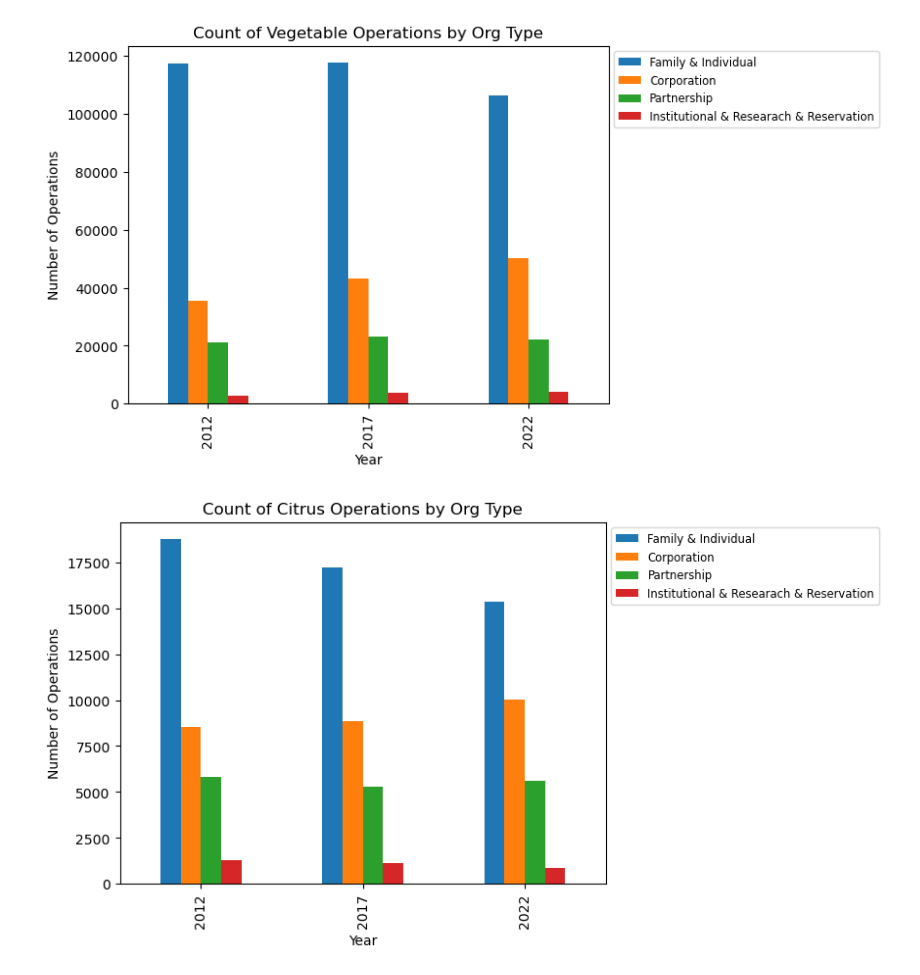
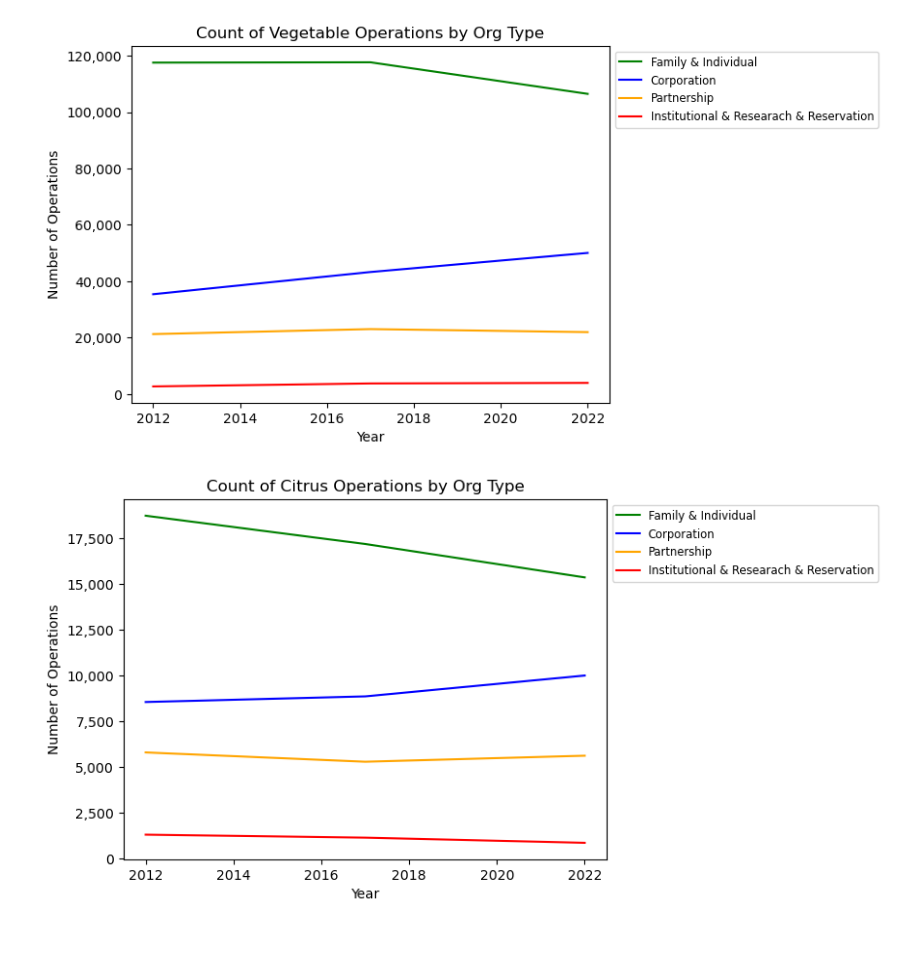
Before and after one commit to nealhalper/USDA_production, a Jupyter notebook: notebooks/operationcount_org_type.ipynb, the cells around one changed output. Cells and saved outputs as stored; diff of their text form; code cells hidden in the pictures; blank space fills up the shorter version.

```diff
--- a/notebooks/operationcount_org_type.ipynb
+++ b/notebooks/operationcount_org_type.ipynb
@@ -33,23 +33,25 @@ demo_vegetables['Organization Type'] = demo_vegetables['Domain Category'].map(la
 # %%
 demo_vegetables = demo_vegetables.loc[demo_vegetables['Value'] != ' (D)']
 demo_vegetables = demo_vegetables.loc[demo_vegetables['Value'] != ' (Z)']
 demo_vegetables['Value'] = demo_vegetables['Value'].str.replace(',', '')
 demo_vegetables['Value'] = pd.to_numeric(demo_vegetables.Value, downcast='integer').fillna(0)
 demo_org_counts = demo_vegetables.loc[(demo_vegetables['Domain'] == 'ORGANIZATION')
                 & (demo_vegetables['Data Item'] == 'VEGETABLE TOTALS, IN THE OPEN - OPERATIONS WITH AREA IN PRODUCTION')].groupby(
                 ['Year', 'Organization Type']).sum(
                 'Value').fillna(0).reset_index()
 demo_org_counts = demo_org_counts.pivot(index = 'Year', columns = 'Organization Type', values = 'Value').reset_index()
 demo_org_counts = demo_org_counts[['Year', 'Family & Individual', 'Corporation', 'Partnership', 'Institutional & Researach & Reservation']]
 demo_org_counts_graph = demo_org_counts.plot(x = 'Year', y = list(
     demo_org_counts.columns.unique()[1:5]),
-                                            kind = "bar", title = "Count of Vegetable Operations by Org Type",
-                                                      ylabel = "Number of Operations").legend(
+                                            kind = "line", title = "Count of Vegetable Operations by Org Type",
+                                                      ylabel = "Number of Operations", color = ['green','blue','orange', 'red']).legend(
     bbox_to_anchor = (1.0,1.0),
     fontsize = 'small').get_figure()
-demo_org_counts_graph.savefig('demo_org_counts_graph.png', transparent=True, bbox_inches='tight')
+y_values = plt.gca().get_yticks()
+plt.gca().set_yticklabels(['{:,.0f}'.format(x) for x in y_values])
+demo_org_counts_graph.savefig('graphs/demo_org_counts_graph.png', transparent=True, bbox_inches='tight')
 # %% [output]
-[figure, old version]
+[figure, new version]
 # %%
 demo_citrus = demo_citrus.loc[demo_citrus['Value'] != ' (D)']
 demo_citrus = demo_citrus.loc[demo_citrus['Value'] != ' (Z)']
@@ -63,13 +65,15 @@ demo_citrus_org_counts = demo_citrus_org_counts.pivot(index = 'Year', columns =
 demo_citrus_org_counts = demo_citrus_org_counts[['Year', 'Family & Individual', 'Corporation', 'Partnership', 'Institutional & Researach & Reservation']]
 demo_citrus_org_counts_graph = demo_citrus_org_counts.plot(x = 'Year', y = list(
     demo_citrus_org_counts.columns.unique()[1:5]),
-                                            kind = "bar", title = "Count of Citrus Operations by Org Type",
-                                                      ylabel = "Number of Operations").legend(
+                                            kind = "line", title = "Count of Citrus Operations by Org Type",
+                                                      ylabel = "Number of Operations", color = ['green','blue','orange', 'red']).legend(
     bbox_to_anchor = (1.0,1.0),
     fontsize = 'small').get_figure()
-demo_citrus_org_counts_graph.savefig('demo_citrus_org_counts_graph.png', transparent=True, bbox_inches='tight')
+y_values = plt.gca().get_yticks()
+plt.gca().set_yticklabels(['{:,.0f}'.format(x) for x in y_values])
+demo_citrus_org_counts_graph.savefig('graphs/demo_citrus_org_counts_graph.png', transparent=True, bbox_inches='tight')
 # %% [output]
-[figure, old version]
+[figure, new version]
 # %%
 demo_berries = demo_berries.loc[demo_berries['Value'] != ' (D)']
 demo_berries = demo_berries.loc[demo_berries['Value'] != ' (Z)']
```
Also changed, not shown: parts of 2 cells of this notebook, 30 other files.
